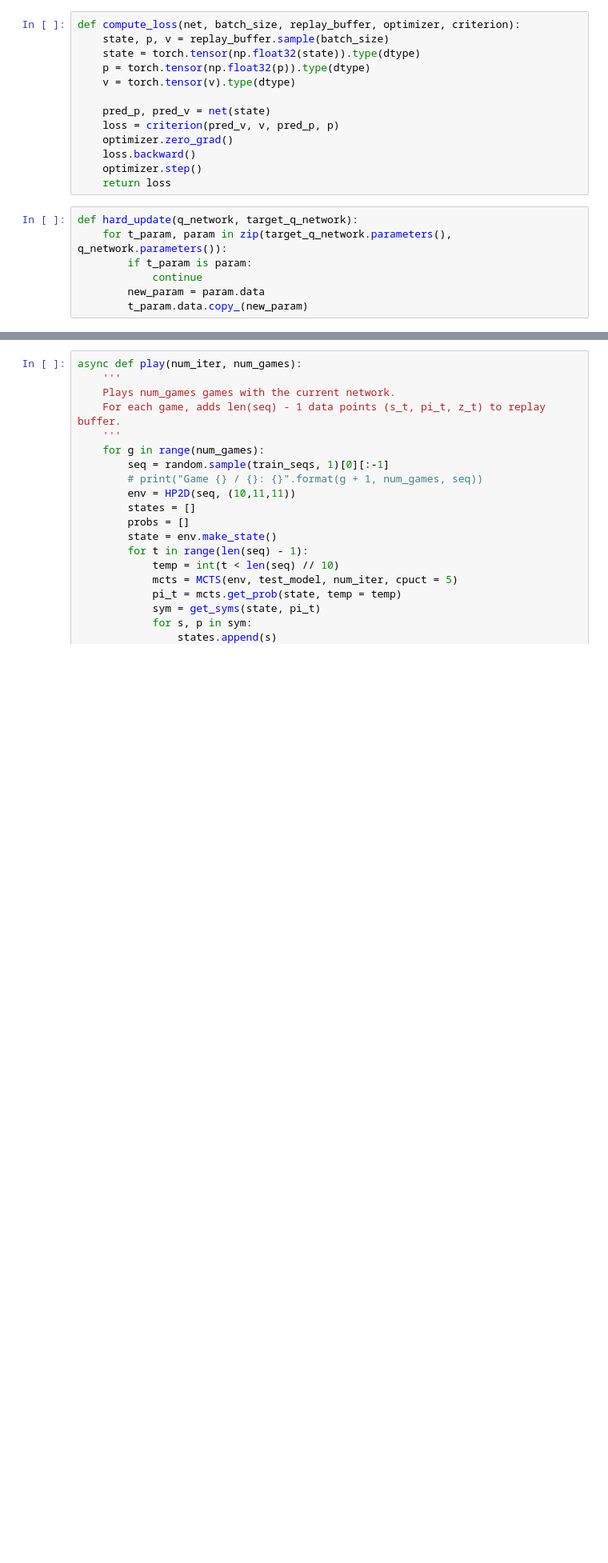
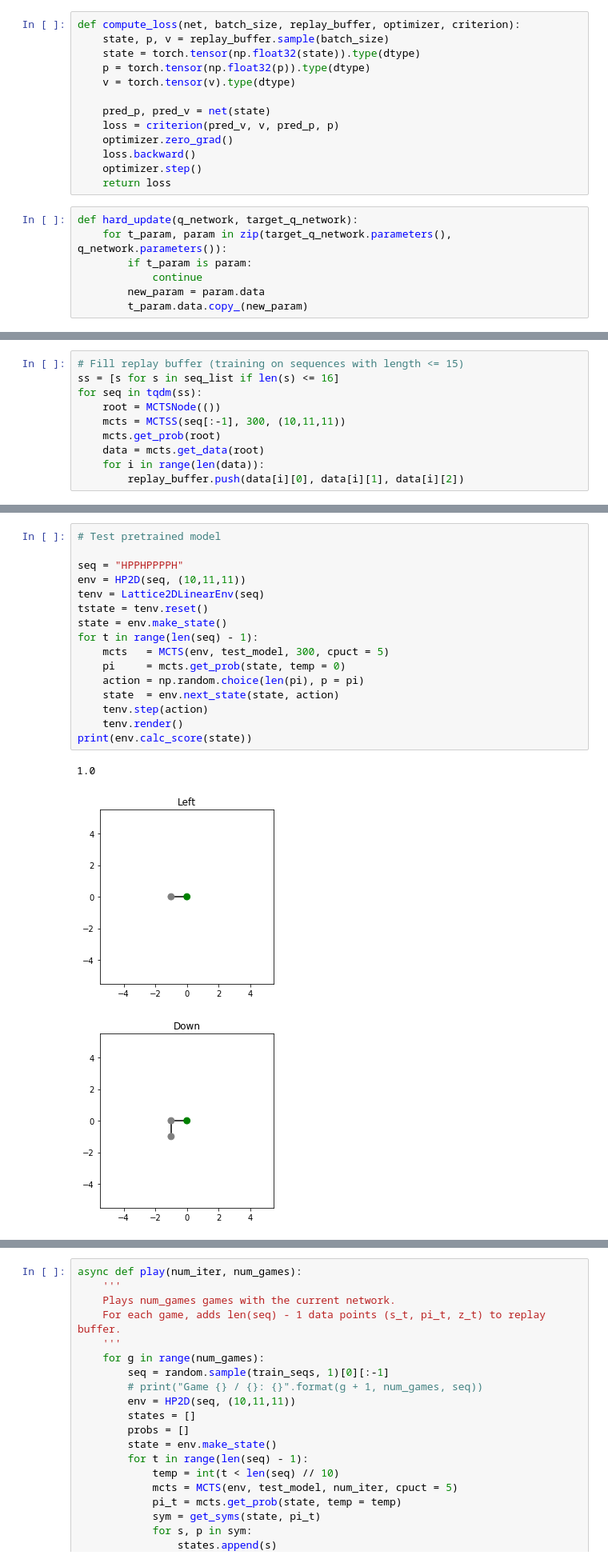
Before and after one commit to hyu1729/HP-Protein-Folding, a Jupyter notebook: Protein Folding AlphaGo Zero.ipynb, the cells around one changed output, grey strips where cells are left out. Shown at 80% size. Cells and saved outputs as stored; diff of their text form; blank space fills up the shorter version.

```diff
--- a/Protein Folding AlphaGo Zero.ipynb
+++ b/Protein Folding AlphaGo Zero.ipynb
@@ -103,0 +110,10 @@ len(seqs)
+# %%
+# Fill replay buffer (training on sequences with length <= 15)
+ss = [s for s in seq_list if len(s) <= 16]
+for seq in tqdm(ss):
+    root = MCTSNode(())
+    mcts = MCTSS(seq[:-1], 300, (10,11,11))
+    mcts.get_prob(root)
+    data = mcts.get_data(root)
+    for i in range(len(data)):
+        replay_buffer.push(data[i][0], data[i][1], data[i][2])
@@ -103,0 +137,20 @@ len(seqs)
+# %%
+# Test pretrained model
+
+seq = "HPPHPPPPH"
+env = HP2D(seq, (10,11,11))
+tenv = Lattice2DLinearEnv(seq)
+tstate = tenv.reset()
+state = env.make_state()
+for t in range(len(seq) - 1):
+    mcts   = MCTS(env, test_model, 300, cpuct = 5)
+    pi     = mcts.get_prob(state, temp = 0)
+    action = np.random.choice(len(pi), p = pi)
+    state  = env.next_state(state, action)
+    tenv.step(action)
+    tenv.render()
+print(env.calc_score(state))
+# %% [output]
+1.0
+[figure, added]
+[figure, added]
```
Also changed, not shown: parts of 14 cells of this notebook, 3 other files.
